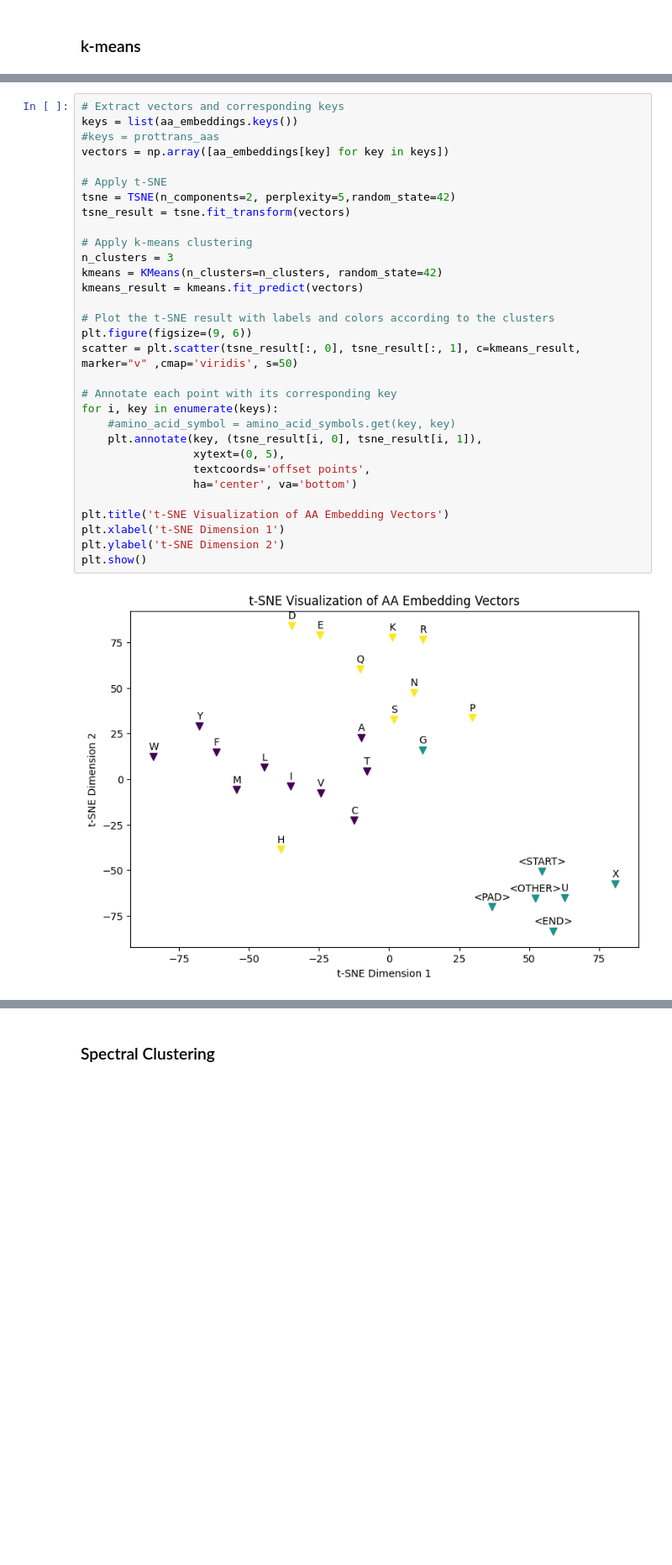
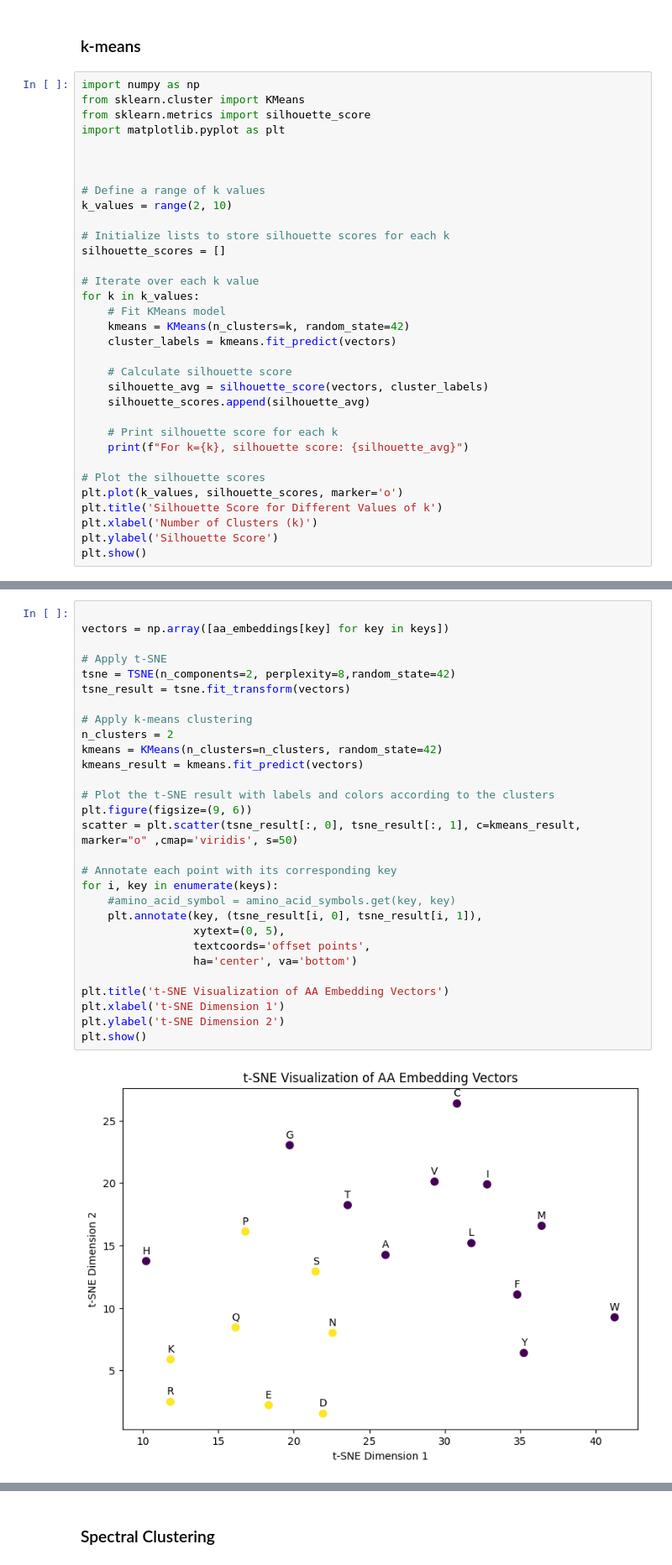
Before and after one commit to furkanakkurt1335/549-term-project, a Jupyter notebook: aa_embeddings/embedding_clustering.ipynb, the cells around one changed output, grey strips where cells are left out. Shown at 84% size. Cells and saved outputs as stored; diff of their text form; blank space fills up the shorter version.

```diff
--- a/aa_embeddings/embedding_clustering.ipynb
+++ b/aa_embeddings/embedding_clustering.ipynb
@@ -123,2 +174,35 @@ plt.show()
 # %% [markdown]
 ### k-means
+# %%
+import numpy as np
+from sklearn.cluster import KMeans
+from sklearn.metrics import silhouette_score
+import matplotlib.pyplot as plt
+
+
+
+# Define a range of k values
+k_values = range(2, 10)
+
+# Initialize lists to store silhouette scores for each k
+silhouette_scores = []
+
+# Iterate over each k value
+for k in k_values:
+    # Fit KMeans model
+    kmeans = KMeans(n_clusters=k, random_state=42)
+    cluster_labels = kmeans.fit_predict(vectors)
+
+    # Calculate silhouette score
+    silhouette_avg = silhouette_score(vectors, cluster_labels)
+    silhouette_scores.append(silhouette_avg)
+
+    # Print silhouette score for each k
+    print(f"For k={k}, silhouette score: {silhouette_avg}")
+
+# Plot the silhouette scores
+plt.plot(k_values, silhouette_scores, marker='o')
+plt.title('Silhouette Score for Different Values of k')
+plt.xlabel('Number of Clusters (k)')
+plt.ylabel('Silhouette Score')
+plt.show()
@@ -125,33 +277,31 @@ plt.show()
 # %%
-# Extract vectors and corresponding keys
-keys = list(aa_embeddings.keys())
-#keys = prottrans_aas
+
 vectors = np.array([aa_embeddings[key] for key in keys])
 
 # Apply t-SNE
-tsne = TSNE(n_components=2, perplexity=5,random_state=42)
+tsne = TSNE(n_components=2, perplexity=8,random_state=42)
 tsne_result = tsne.fit_transform(vectors)
 
 # Apply k-means clustering
-n_clusters = 3
+n_clusters = 2
 kmeans = KMeans(n_clusters=n_clusters, random_state=42)
 kmeans_result = kmeans.fit_predict(vectors)
 
 # Plot the t-SNE result with labels and colors according to the clusters
 plt.figure(figsize=(9, 6))
-scatter = plt.scatter(tsne_result[:, 0], tsne_result[:, 1], c=kmeans_result, marker="v" ,cmap='viridis', s=50)
+scatter = plt.scatter(tsne_result[:, 0], tsne_result[:, 1], c=kmeans_result, marker="o" ,cmap='viridis', s=50)
 
 # Annotate each point with its corresponding key
 for i, key in enumerate(keys):
     #amino_acid_symbol = amino_acid_symbols.get(key, key)
     plt.annotate(key, (tsne_result[i, 0], tsne_result[i, 1]),
                  xytext=(0, 5),
                  textcoords='offset points',
                  ha='center', va='bottom')
 
 plt.title('t-SNE Visualization of AA Embedding Vectors')
 plt.xlabel('t-SNE Dimension 1')
 plt.ylabel('t-SNE Dimension 2')
 plt.show()
 # %% [output]
-[figure, old version]
+[figure, new version]
```
Also changed, not shown: parts of 9 cells of this notebook.
